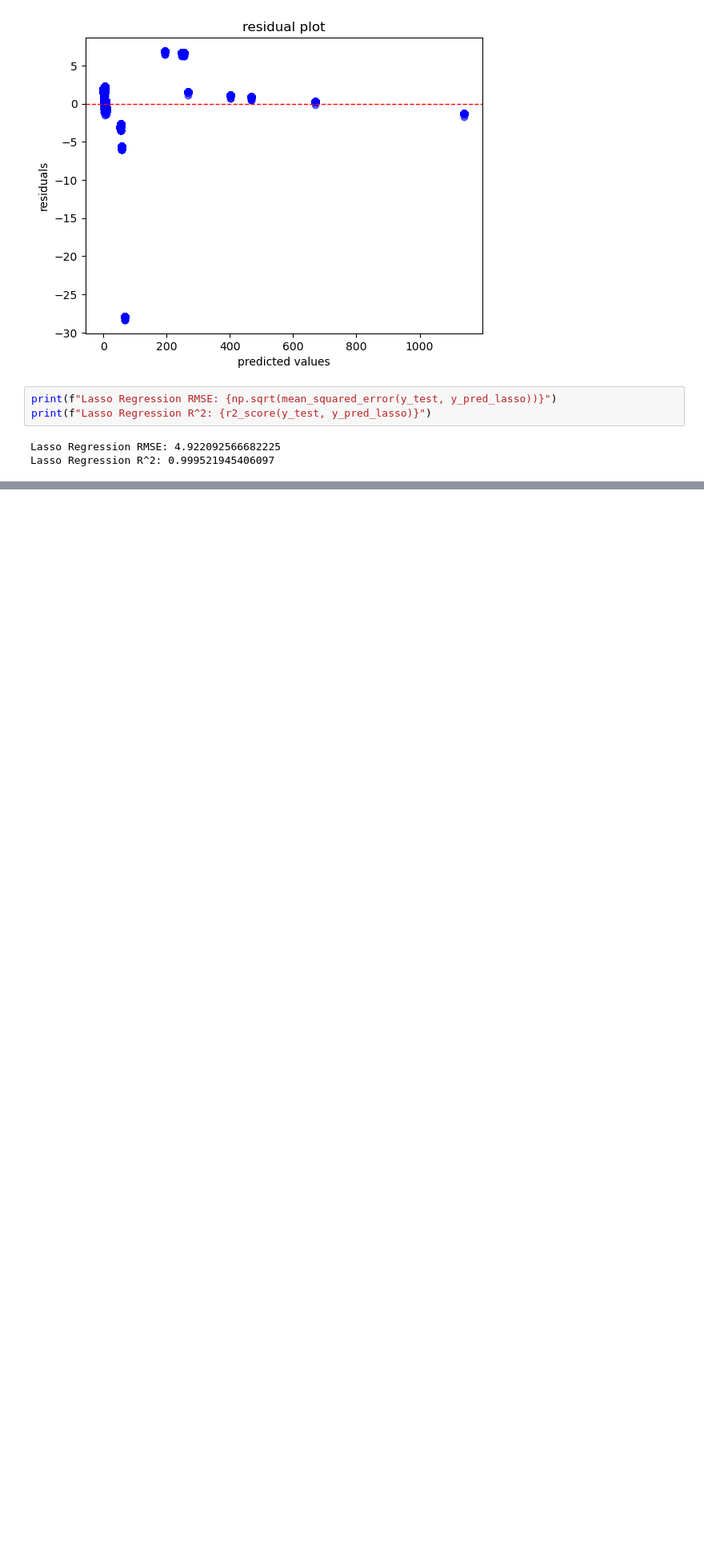
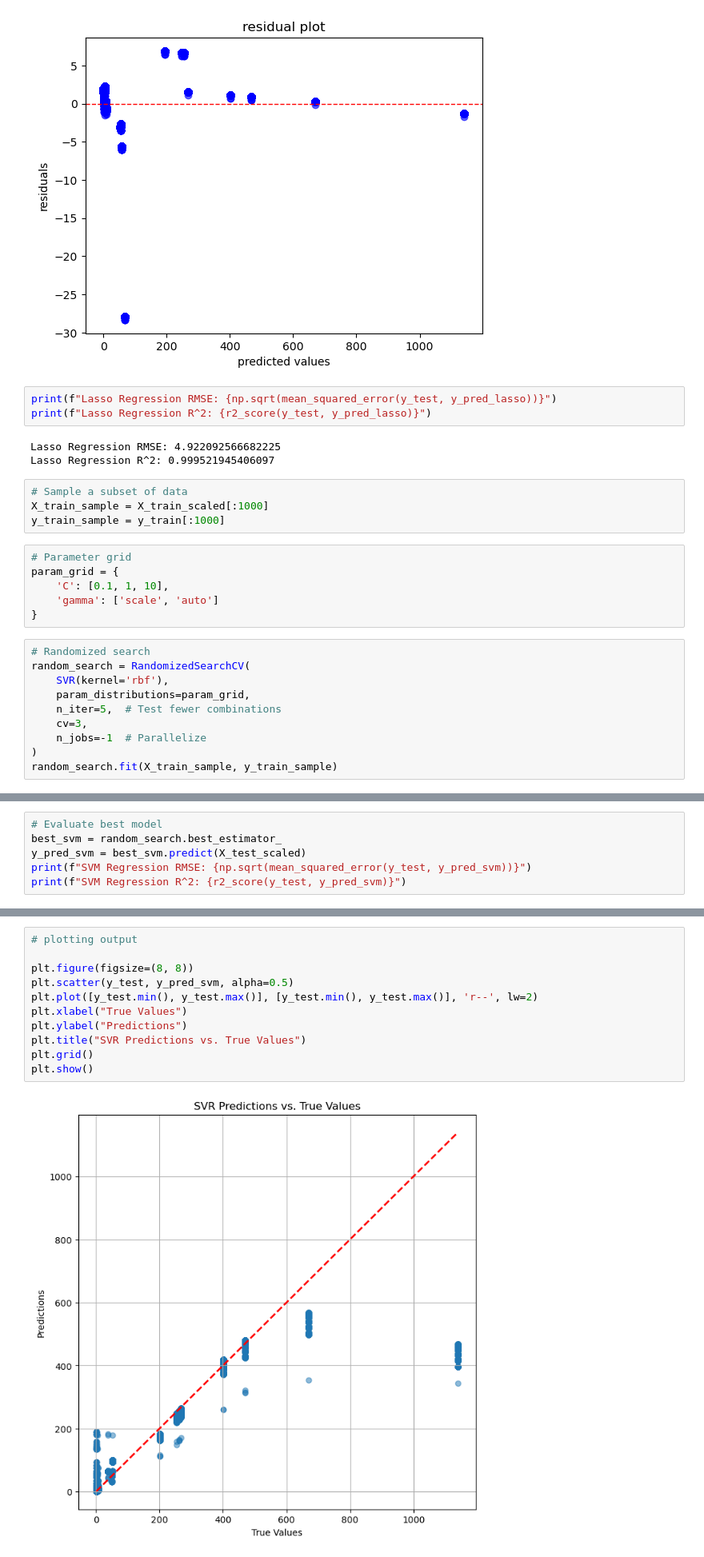
Before and after one commit to apbadzioch/IntroML_FA24, a Jupyter notebook: FinalIntro/Badzioch_Final.ipynb, the cells around one changed output, grey strips where cells are left out. Shown at 80% size. Saved outputs shown, nothing was run; the diff lists cells and outputs as text; blank space fills up the shorter version.

```diff
--- a/FinalIntro/Badzioch_Final.ipynb
+++ b/FinalIntro/Badzioch_Final.ipynb
@@ -338,3 +338,23 @@ print(f"Lasso Regression R^2: {r2_score(y_test, y_pred_lasso)}")
 # %% [output]
 Lasso Regression RMSE: 4.922092566682225
 Lasso Regression R^2: 0.999521945406097
+# %%
+# Sample a subset of data
+X_train_sample = X_train_scaled[:1000]
+y_train_sample = y_train[:1000]
+# %%
+# Parameter grid
+param_grid = {
+    'C': [0.1, 1, 10],
+    'gamma': ['scale', 'auto']
+}
+# %%
+# Randomized search
+random_search = RandomizedSearchCV(
+    SVR(kernel='rbf'),
+    param_distributions=param_grid,
+    n_iter=5,  # Test fewer combinations
+    cv=3,
+    n_jobs=-1  # Parallelize
+)
+random_search.fit(X_train_sample, y_train_sample)
@@ -340,0 +365,6 @@ Lasso Regression R^2: 0.999521945406097
+# %%
+# Evaluate best model
+best_svm = random_search.best_estimator_
+y_pred_svm = best_svm.predict(X_test_scaled)
+print(f"SVM Regression RMSE: {np.sqrt(mean_squared_error(y_test, y_pred_svm))}")
+print(f"SVM Regression R^2: {r2_score(y_test, y_pred_svm)}")
@@ -340,0 +374,13 @@ Lasso Regression R^2: 0.999521945406097
+# %%
+# plotting output
+
+plt.figure(figsize=(8, 8))
+plt.scatter(y_test, y_pred_svm, alpha=0.5)
+plt.plot([y_test.min(), y_test.max()], [y_test.min(), y_test.max()], 'r--', lw=2)
+plt.xlabel("True Values")
+plt.ylabel("Predictions")
+plt.title("SVR Predictions vs. True Values")
+plt.grid()
+plt.show()
+# %% [output]
+[figure, added]
```
Also changed, not shown: parts of 3 cells of this notebook, 2 other files.
